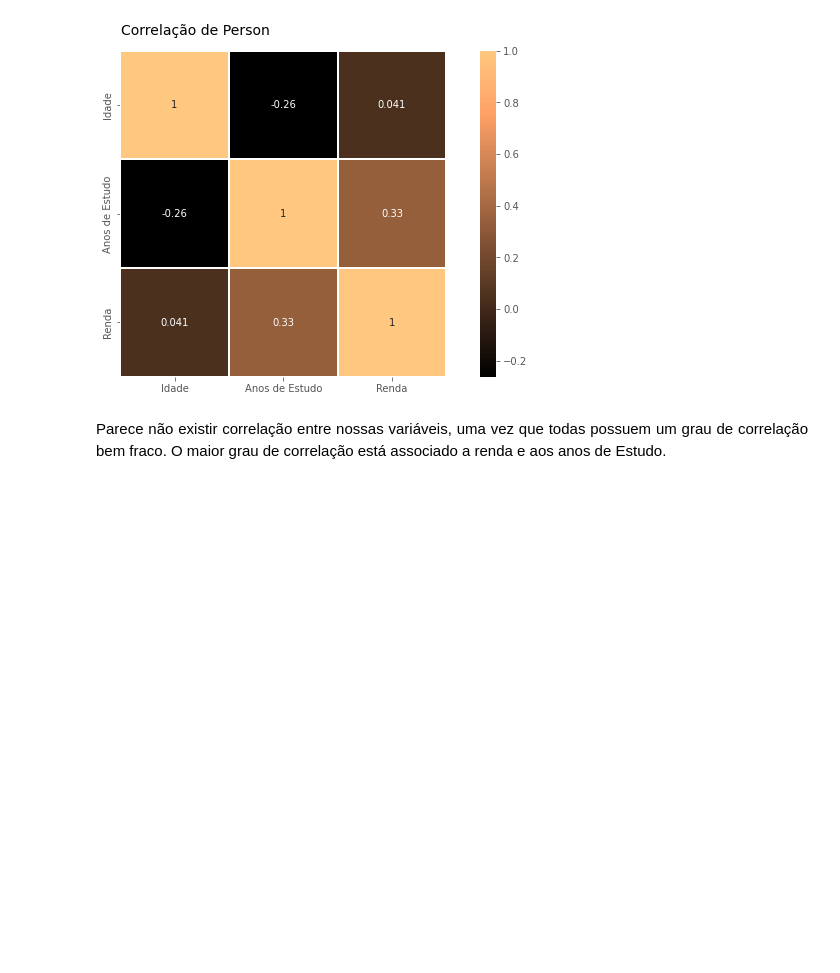
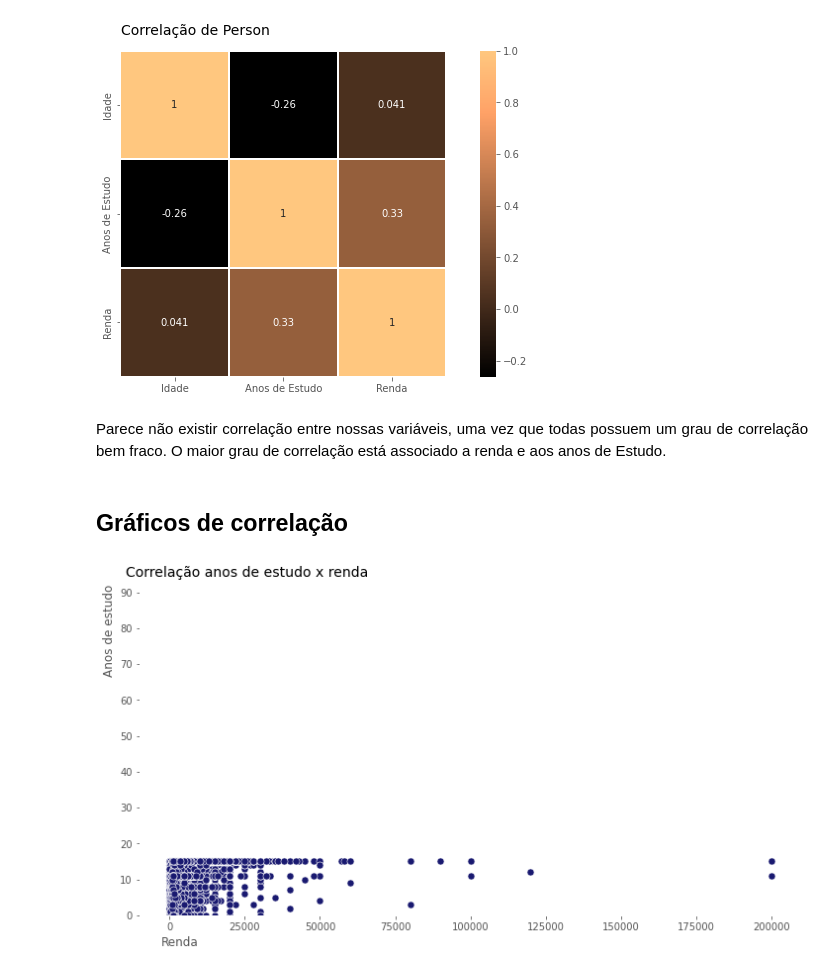
Before and after one commit to LilianeAquino/projeto_aplicado_estatistica, a Jupyter notebook: Análise_Descritiva.ipynb, the cells around one changed output. Saved outputs shown, nothing was run; the diff lists cells and outputs as text; code cells hidden in the pictures; blank space fills up the shorter version.

```diff
--- a/Análise_Descritiva.ipynb
+++ b/Análise_Descritiva.ipynb
@@ -337,3 +340,16 @@ plt.show()
 [figure]
 # %% [markdown]
 <p style='text-align: justify;'><font size=2.85>Parece não existir correlação entre nossas variáveis, uma vez que todas possuem um grau de correlação bem fraco. O maior grau de correlação está associado a renda e aos anos de Estudo.</font></p>
+# %% [markdown]
+## Gráficos de correlação
+# %%
+plt.rcParams['figure.figsize'] = [12, 6]
+sns.scatterplot(x='Renda', y='Anos de Estudo', data=df, color='#191970', s=50)
+
+plt.title('Correlação anos de estudo x renda', y=1.03, size=14, loc='left', x=-0.02)
+plt.ylabel('Anos de estudo', horizontalalignment='left', y=0.74)
+plt.xlabel('Renda', horizontalalignment='right', x=0.09)
+plt.ylim(0, 90)
+plt.show()
+# %% [output]
+[figure, added]
```
Also changed, not shown: parts of 5 cells of this notebook, 1 other file.
